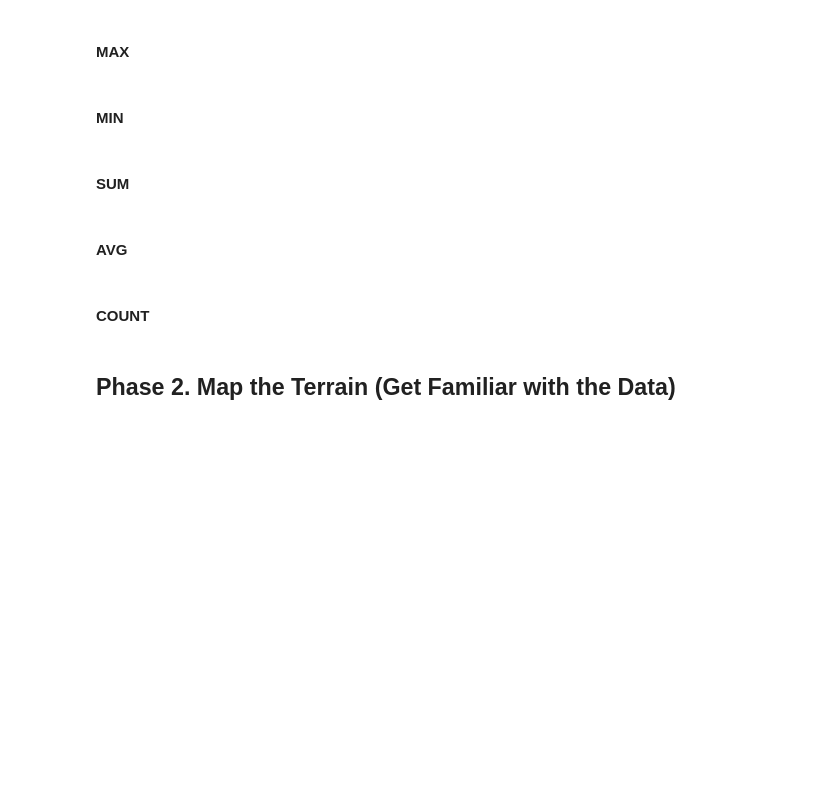
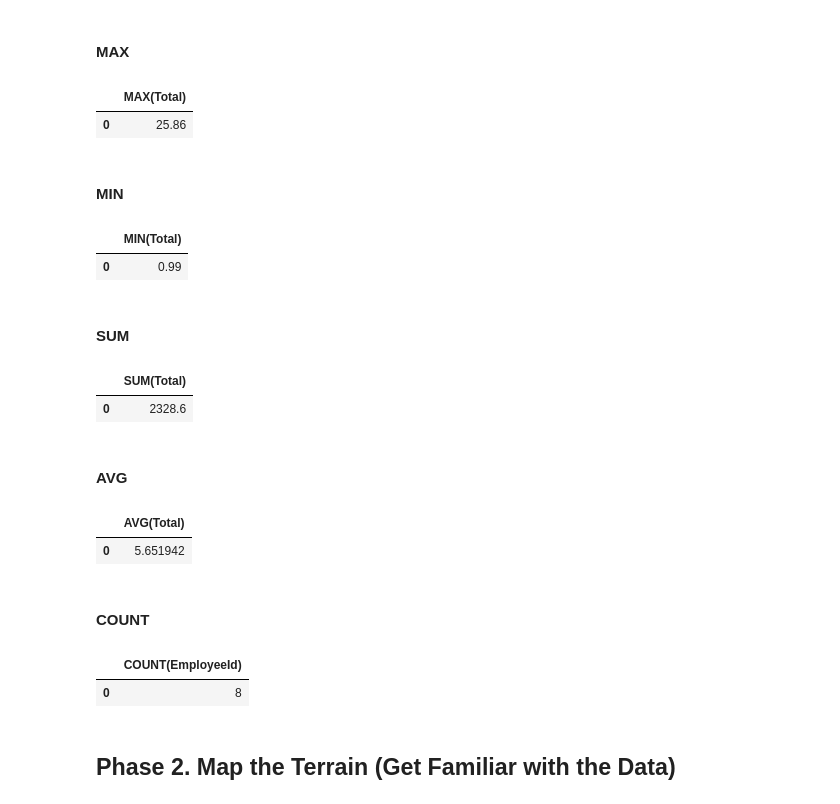
Before and after one commit to test-ds-21/stephanie465337___Data-Science-Portfolio-C21, a Jupyter notebook: Projects/Project-3/SQL.1-Chinook.project.template.ipynb, the cells around one changed output. Cells and saved outputs as stored; diff of their text form; code cells hidden in the pictures; blank space fills up the shorter version.

```diff
--- a/Projects/Project-3/SQL.1-Chinook.project.template.ipynb
+++ b/Projects/Project-3/SQL.1-Chinook.project.template.ipynb
@@ -322,57 +328,72 @@ df
 #### MAX
 # %%
 query = '''
-  SELECT
-  FROM
+  SELECT MAX(Total)
+  FROM invoices
 '''
 
 with db.connect("chinook.db") as db_con:
   df = pd.read_sql_query( query , db_con )
 df
+# %% [output]
+|  | MAX(Total) |
+| 0 | 25.86 |
 # %% [markdown]
 #### MIN
 # %%
 query = '''
-  SELECT
-  FROM
+  SELECT MIN(Total)
+  FROM invoices
 '''
 
 with db.connect("chinook.db") as db_con:
   df = pd.read_sql_query( query , db_con )
 df
+# %% [output]
+|  | MIN(Total) |
+| 0 | 0.99 |
 # %% [markdown]
 #### SUM
 # %%
 query = '''
-  SELECT
-  FROM
+  SELECT SUM(Total)
+  FROM invoices
 '''
 
 with db.connect("chinook.db") as db_con:
   df = pd.read_sql_query( query , db_con )
 df
+# %% [output]
+|  | SUM(Total) |
+| 0 | 2328.6 |
 # %% [markdown]
 #### AVG
 # %%
 query = '''
-  SELECT
-  FROM
+  SELECT AVG(Total)
+  FROM invoices
 '''
 
 with db.connect("chinook.db") as db_con:
   df = pd.read_sql_query( query , db_con )
 df
+# %% [output]
+|  | AVG(Total) |
+| 0 | 5.651942 |
 # %% [markdown]
 #### COUNT
 # %%
 query = '''
-  SELECT
-  FROM
+  SELECT COUNT(EmployeeId)
+  FROM employees
 '''
 
 with db.connect("chinook.db") as db_con:
   df = pd.read_sql_query( query , db_con )
 df
+# %% [output]
+|  | COUNT(EmployeeId) |
+| 0 | 8 |
 # %% [markdown]
 ## Phase 2. Map the Terrain (Get Familiar with the Data)
 # %% [markdown]
```
Also changed, not shown: parts of 4 cells of this notebook.
